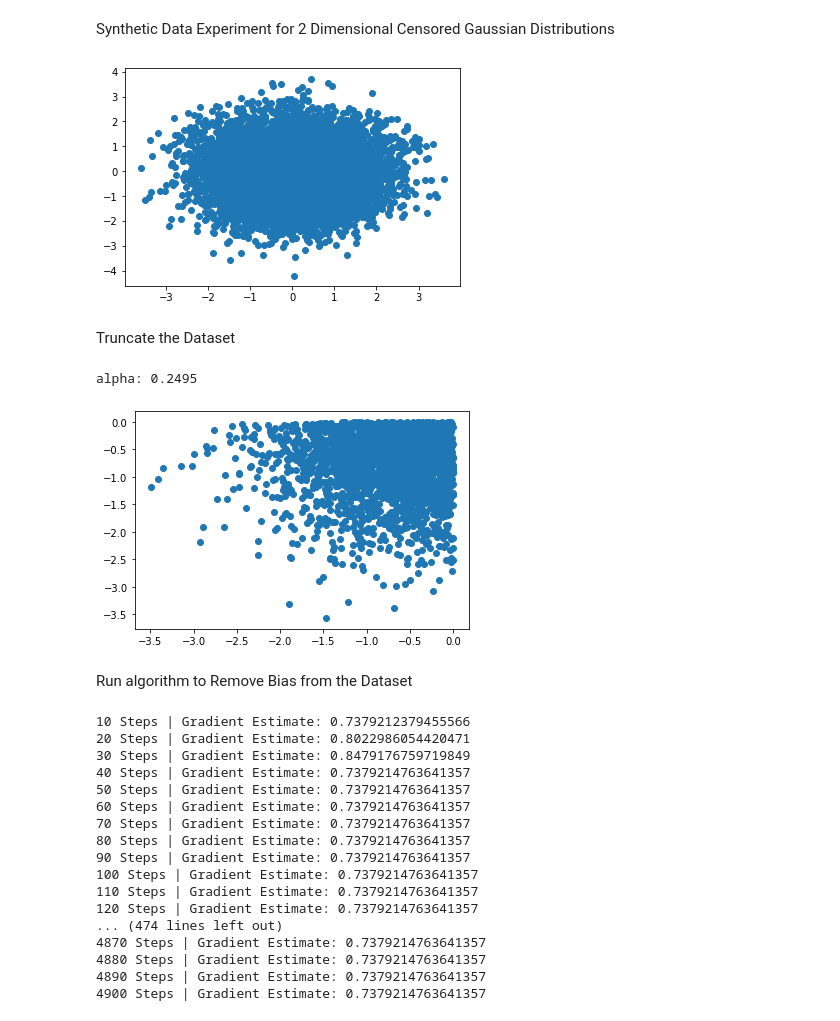
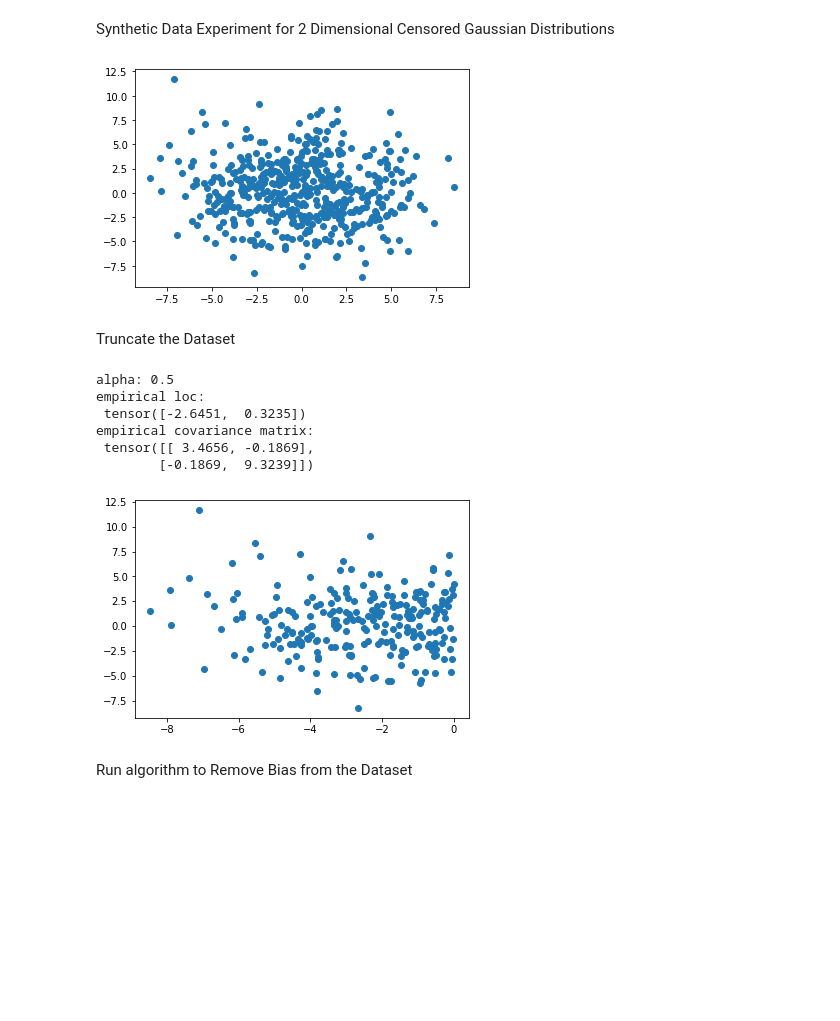
Before and after one commit to pstefanou12/Normal-Distributions-With-Unknown-Truncation, a Jupyter notebook: Hermite Multivariate Normal Distribution.ipynb, the cells around one changed output. Cells and saved outputs as stored; diff of their text form; code cells hidden in the pictures; blank space fills up the shorter version.

```diff
--- a/Hermite Multivariate Normal Distribution.ipynb
+++ b/Hermite Multivariate Normal Distribution.ipynb
@@ -16,55 +21,50 @@ from cox.utils import Parameters
 # %%
 args = Parameters({
-    'samples': 10000,
+    'samples': 500,
     'batch_size': 10,
-    'steps': 5000,
     'tol': 1e-1,
-    'lr': 1e-1
+    'lr': 1e-1,
+    'out_dir': '/Users/patroklos/Desktop/exp/multi_truncated',
+    'exp': 'again',
+    'trials': 20,
+    'var': 10,
+    'dims': 2,
+    'd': 100,
+    'iter_': 5,
+    'table_name': 'logs',
 })
 # %% [markdown]
 Synthetic Data Experiment for 2 Dimensional Censored Gaussian Distributions
 # %%
-M = MultivariateNormal(ch.zeros(2), ch.eye(2))
+M = MultivariateNormal(ch.zeros(args.dims), 10*ch.eye(args.dims))
 samples = M.sample([args.samples])
 
 plt.scatter(samples[:,0], samples[:,1])
 plt.show()
 # %% [output]
-[figure, old version]
+[figure, new version]
 # %% [markdown]
 Truncate the Dataset
 # %%
-phi = oracle.Right(Tensor([0.0]))
-indices = phi(samples).prod(-1).nonzero(as_tuple=False)[:,0]
+phi = oracle.Right(Tensor([0.0, float('inf')]))
+indices = phi(samples).nonzero(as_tuple=False)[:,0]
 S = samples[indices]
 alpha = S.size(0) / samples.size(0)
 print("alpha: {}".format(alpha))
+emp_loc = S.mean(0)
+print("empirical loc: \n", emp_loc)
+emp_covariance_matrix = cov(S)
+print("empirical covariance matrix: \n", emp_covariance_matrix)
 
 plt.scatter(S[:,0], S[:,1])
 plt.show()
 # %% [output]
-alpha: 0.2495
+alpha: 0.5
+empirical loc:
+ tensor([-2.6451,  0.3235])
+empirical covariance matrix:
+ tensor([[ 3.4656, -0.1869],
+        [-0.1869,  9.3239]])
-[figure, old version]
+[figure, new version]
 # %% [markdown]
 Run algorithm to Remove Bias from the Dataset
-# %%
-truncated = TruncatedMultivariateNormal(alpha=alpha, steps=args.steps)
-truncated.fit(S)
-# %% [output]
-10 Steps | Gradient Estimate: 0.7379212379455566
-20 Steps | Gradient Estimate: 0.8022986054420471
-30 Steps | Gradient Estimate: 0.8479176759719849
-40 Steps | Gradient Estimate: 0.7379214763641357
-50 Steps | Gradient Estimate: 0.7379214763641357
-60 Steps | Gradient Estimate: 0.7379214763641357
-70 Steps | Gradient Estimate: 0.7379214763641357
-80 Steps | Gradient Estimate: 0.7379214763641357
-90 Steps | Gradient Estimate: 0.7379214763641357
-100 Steps | Gradient Estimate: 0.7379214763641357
-110 Steps | Gradient Estimate: 0.7379214763641357
-120 Steps | Gradient Estimate: 0.7379214763641357
-... (474 lines left out)
-4870 Steps | Gradient Estimate: 0.7379214763641357
-4880 Steps | Gradient Estimate: 0.7379214763641357
-4890 Steps | Gradient Estimate: 0.7379214763641357
-4900 Steps | Gradient Estimate: 0.7379214763641357
```
Also changed, not shown: parts of 9 cells of this notebook, 2 other files.
